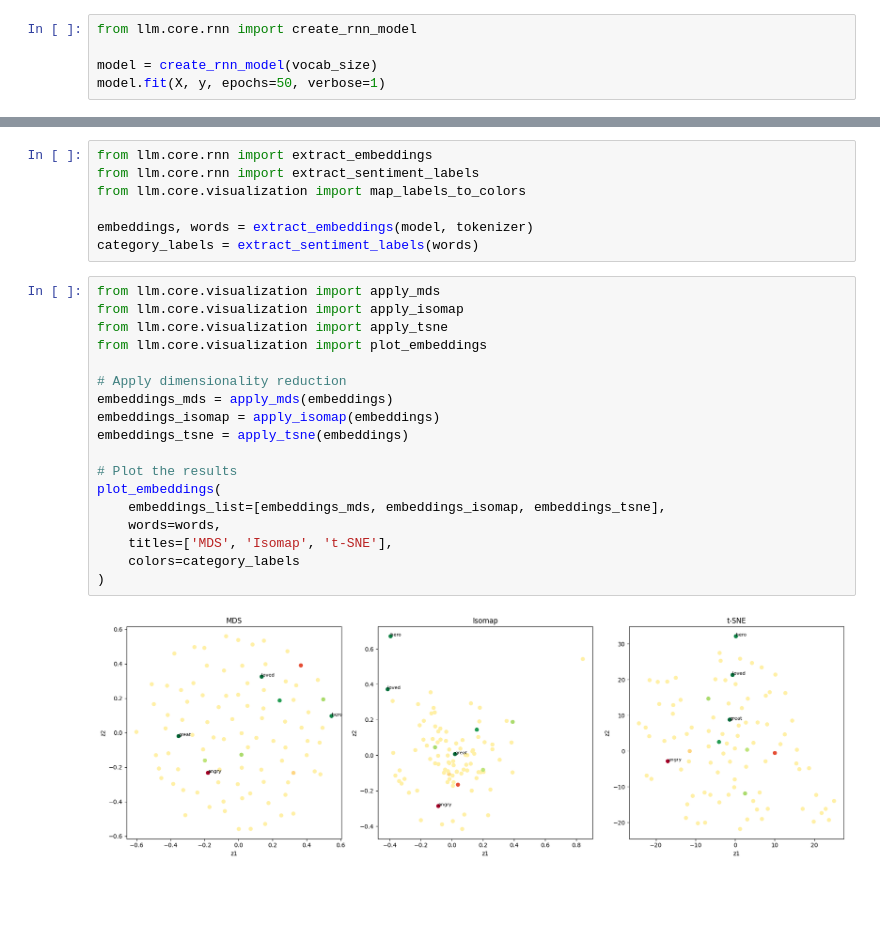
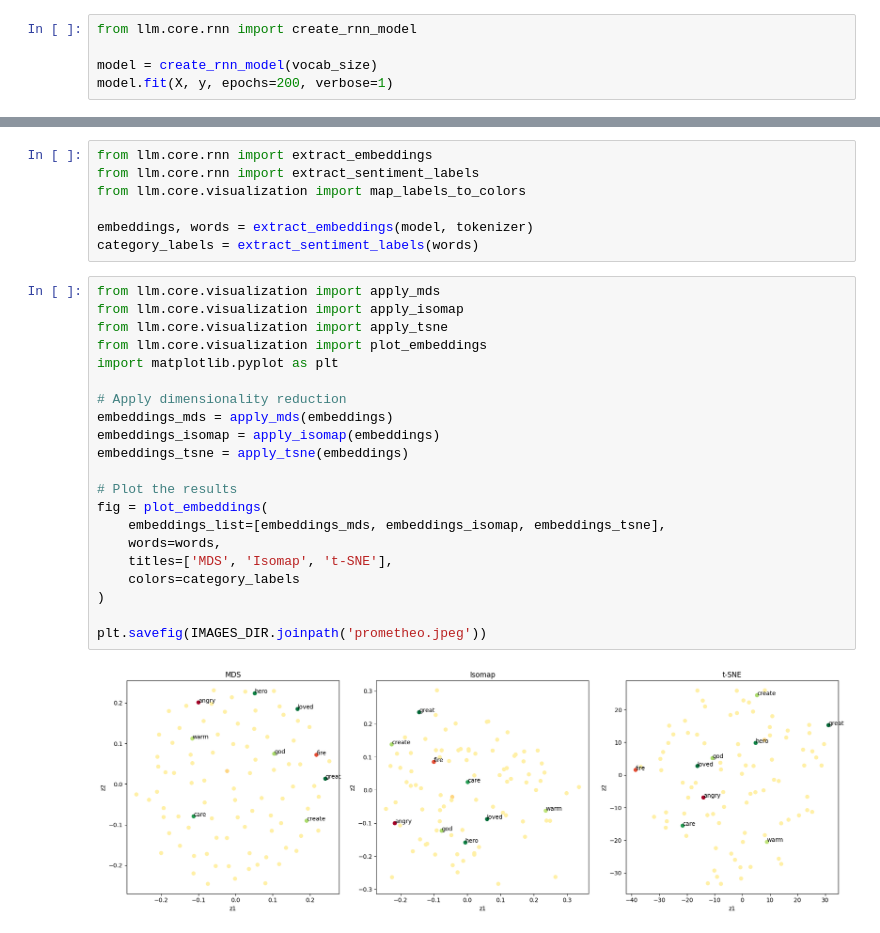
Before and after one commit to marcodigennaro/LLM, a Jupyter notebook: llm/jupyter-notebooks/RNN.ipynb, the cells around one changed output, grey strips where cells are left out. Cells and saved outputs as stored; diff of their text form; blank space fills up the shorter version.

Commit message:
save prometheo fig

```diff
--- a/llm/jupyter-notebooks/RNN.ipynb
+++ b/llm/jupyter-notebooks/RNN.ipynb
@@ -33,5 +33,5 @@ To enable the following instructions: AVX2 FMA, in other operations, rebuild Ten
 from llm.core.rnn import create_rnn_model
 
 model = create_rnn_model(vocab_size)
-model.fit(X, y, epochs=50, verbose=1)
+model.fit(X, y, epochs=200, verbose=1)
 # %% [output]
@@ -91,20 +78,23 @@ category_labels = extract_sentiment_labels(words)
 # %%
 from llm.core.visualization import apply_mds
 from llm.core.visualization import apply_isomap
 from llm.core.visualization import apply_tsne
 from llm.core.visualization import plot_embeddings
+import matplotlib.pyplot as plt
 
 # Apply dimensionality reduction
 embeddings_mds = apply_mds(embeddings)
 embeddings_isomap = apply_isomap(embeddings)
 embeddings_tsne = apply_tsne(embeddings)
 
 # Plot the results
-plot_embeddings(
+fig = plot_embeddings(
     embeddings_list=[embeddings_mds, embeddings_isomap, embeddings_tsne],
     words=words,
     titles=['MDS', 'Isomap', 't-SNE'],
     colors=category_labels
 )
+
+plt.savefig(IMAGES_DIR.joinpath('prometheo.jpeg'))
 # %% [output]
-[figure, old version]
+[figure, new version]
```
Also changed, not shown: parts of 3 cells of this notebook, 2 other files.
